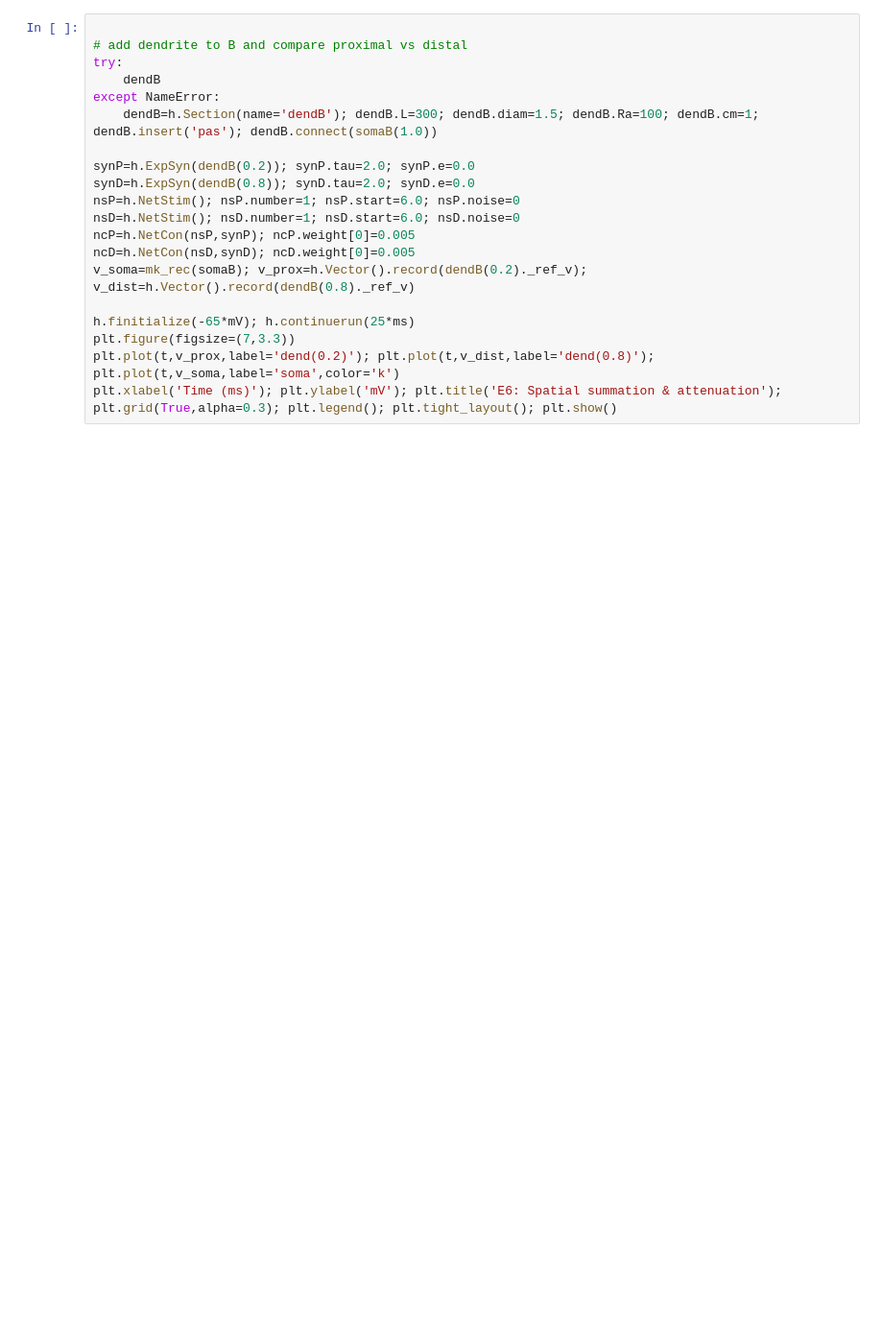
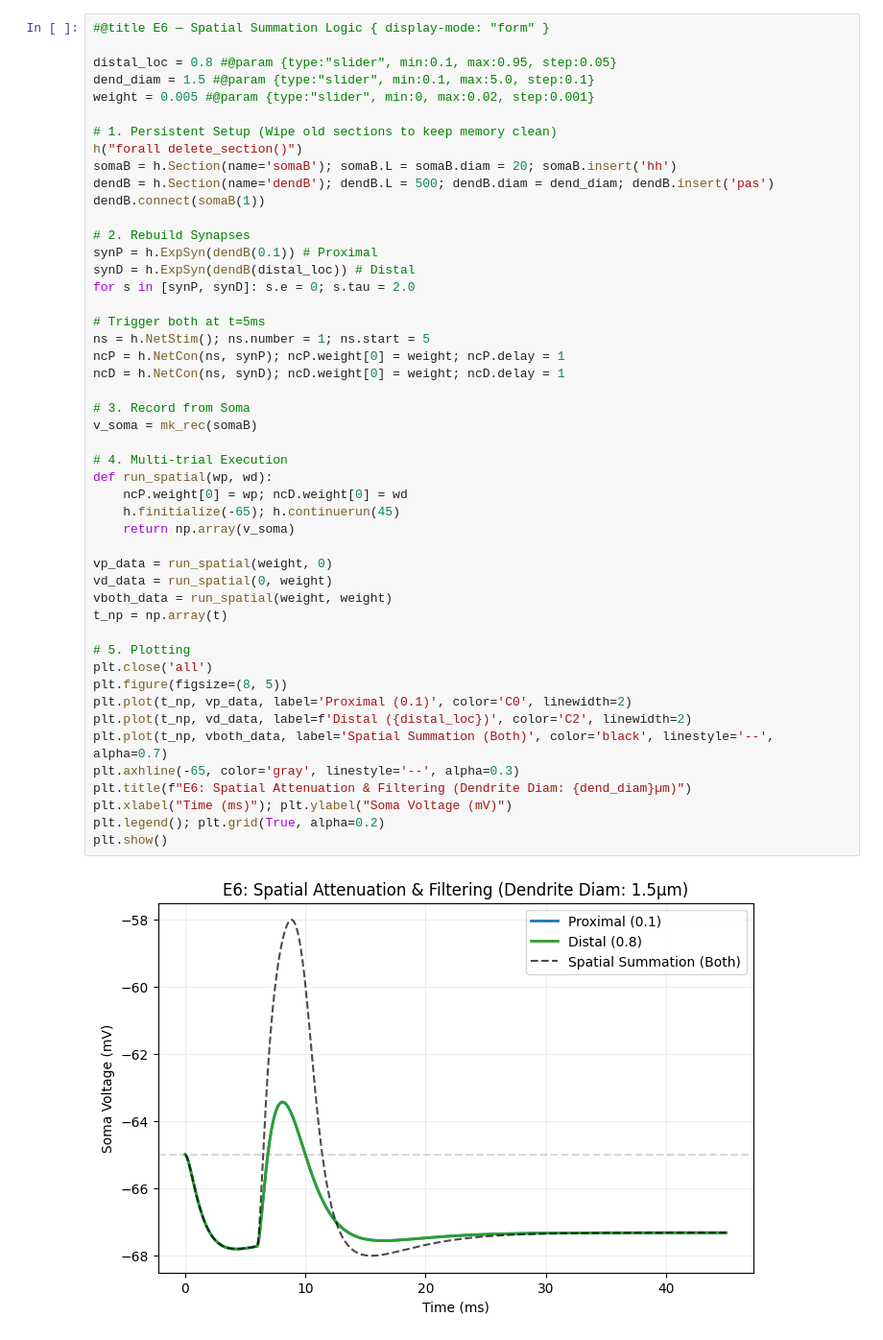
Before and after one commit to cyneuro/Chapter_Colabs, a Jupyter notebook: Colab_E.ipynb, the cells around one changed output. Shown at 96% size. Drawn from its saved outputs; the diff is of its cells as text; blank space fills up the shorter version.

```diff
--- a/Colab_E.ipynb
+++ b/Colab_E.ipynb
@@ -363,20 +509,50 @@ Deliver **simultaneous** proximal and distal inputs.
 # %%
+#@title E6 — Spatial Summation Logic { display-mode: "form" }
 
-# add dendrite to B and compare proximal vs distal
-try:
-    dendB
-except NameError:
-    dendB=h.Section(name='dendB'); dendB.L=300; dendB.diam=1.5; dendB.Ra=100; dendB.cm=1; dendB.insert('pas'); dendB.connect(somaB(1.0))
+distal_loc = 0.8 #@param {type:"slider", min:0.1, max:0.95, step:0.05}
+dend_diam = 1.5 #@param {type:"slider", min:0.1, max:5.0, step:0.1}
+weight = 0.005 #@param {type:"slider", min:0, max:0.02, step:0.001}
 
-synP=h.ExpSyn(dendB(0.2)); synP.tau=2.0; synP.e=0.0
-synD=h.ExpSyn(dendB(0.8)); synD.tau=2.0; synD.e=0.0
-nsP=h.NetStim(); nsP.number=1; nsP.start=6.0; nsP.noise=0
-nsD=h.NetStim(); nsD.number=1; nsD.start=6.0; nsD.noise=0
-ncP=h.NetCon(nsP,synP); ncP.weight[0]=0.005
-ncD=h.NetCon(nsD,synD); ncD.weight[0]=0.005
-v_soma=mk_rec(somaB); v_prox=h.Vector().record(dendB(0.2)._ref_v); v_dist=h.Vector().record(dendB(0.8)._ref_v)
+# 1. Persistent Setup (Wipe old sections to keep memory clean)
+h("forall delete_section()")
+somaB = h.Section(name='somaB'); somaB.L = somaB.diam = 20; somaB.insert('hh')
+dendB = h.Section(name='dendB'); dendB.L = 500; dendB.diam = dend_diam; dendB.insert('pas')
+dendB.connect(somaB(1))
 
-h.finitialize(-65*mV); h.continuerun(25*ms)
-plt.figure(figsize=(7,3.3))
-plt.plot(t,v_prox,label='dend(0.2)'); plt.plot(t,v_dist,label='dend(0.8)'); plt.plot(t,v_soma,label='soma',color='k')
-plt.xlabel('Time (ms)'); plt.ylabel('mV'); plt.title('E6: Spatial summation & attenuation'); plt.grid(True,alpha=0.3); plt.legend(); plt.tight_layout(); plt.show()
+# 2. Rebuild Synapses
+synP = h.ExpSyn(dendB(0.1)) # Proximal
+synD = h.ExpSyn(dendB(distal_loc)) # Distal
+for s in [synP, synD]: s.e = 0; s.tau = 2.0
+
+# Trigger both at t=5ms
+ns = h.NetStim(); ns.number = 1; ns.start = 5
+ncP = h.NetCon(ns, synP); ncP.weight[0] = weight; ncP.delay = 1
+ncD = h.NetCon(ns, synD); ncD.weight[0] = weight; ncD.delay = 1
+
+# 3. Record from Soma
+v_soma = mk_rec(somaB)
+
+# 4. Multi-trial Execution
+def run_spatial(wp, wd):
+    ncP.weight[0] = wp; ncD.weight[0] = wd
+    h.finitialize(-65); h.continuerun(45)
+    return np.array(v_soma)
+
+vp_data = run_spatial(weight, 0)
+vd_data = run_spatial(0, weight)
+vboth_data = run_spatial(weight, weight)
+t_np = np.array(t)
+
+# 5. Plotting
+plt.close('all')
+plt.figure(figsize=(8, 5))
+plt.plot(t_np, vp_data, label='Proximal (0.1)', color='C0', linewidth=2)
+plt.plot(t_np, vd_data, label=f'Distal ({distal_loc})', color='C2', linewidth=2)
+plt.plot(t_np, vboth_data, label='Spatial Summation (Both)', color='black', linestyle='--', alpha=0.7)
+plt.axhline(-65, color='gray', linestyle='--', alpha=0.3)
+plt.title(f"E6: Spatial Attenuation & Filtering (Dendrite Diam: {dend_diam}µm)")
+plt.xlabel("Time (ms)"); plt.ylabel("Soma Voltage (mV)")
+plt.legend(); plt.grid(True, alpha=0.2)
+plt.show()
+# %% [output]
+[figure, added]
```
Also changed, not shown: parts of 37 cells of this notebook, 3 other files.
